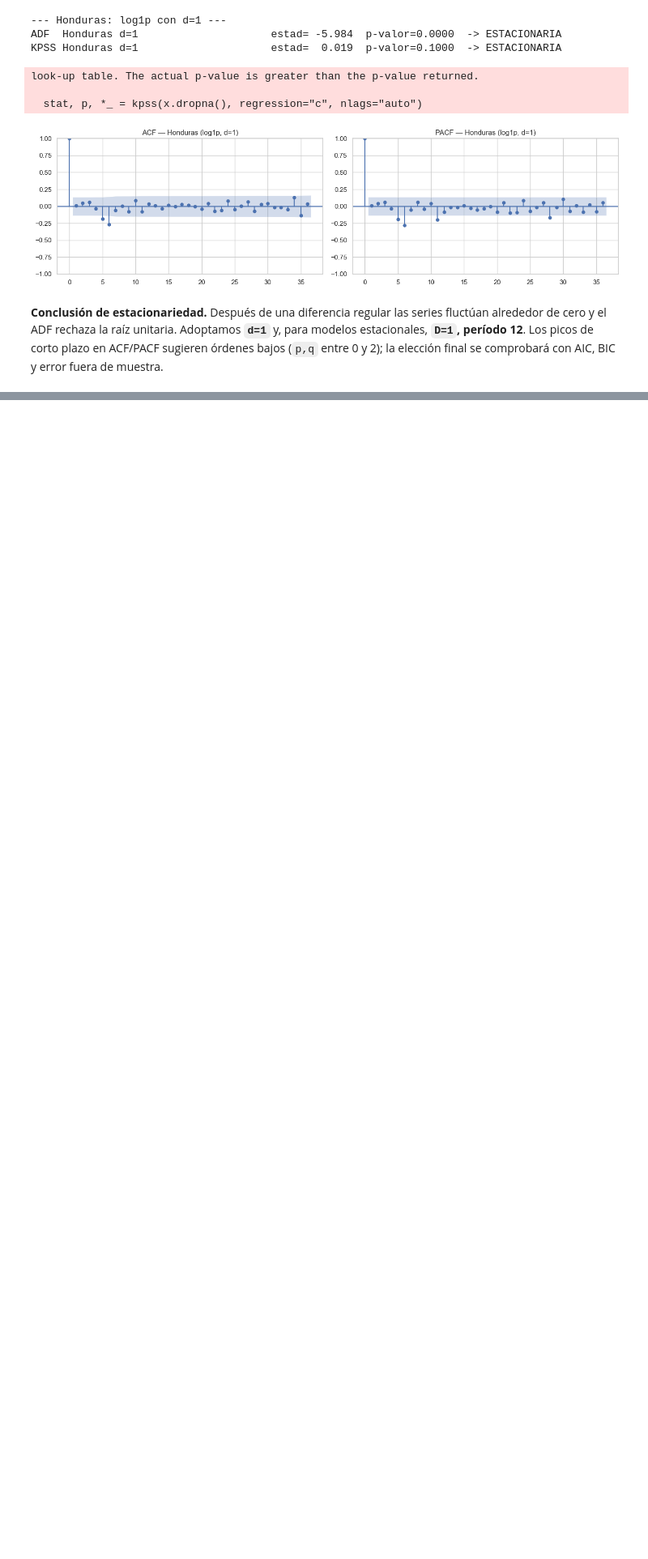
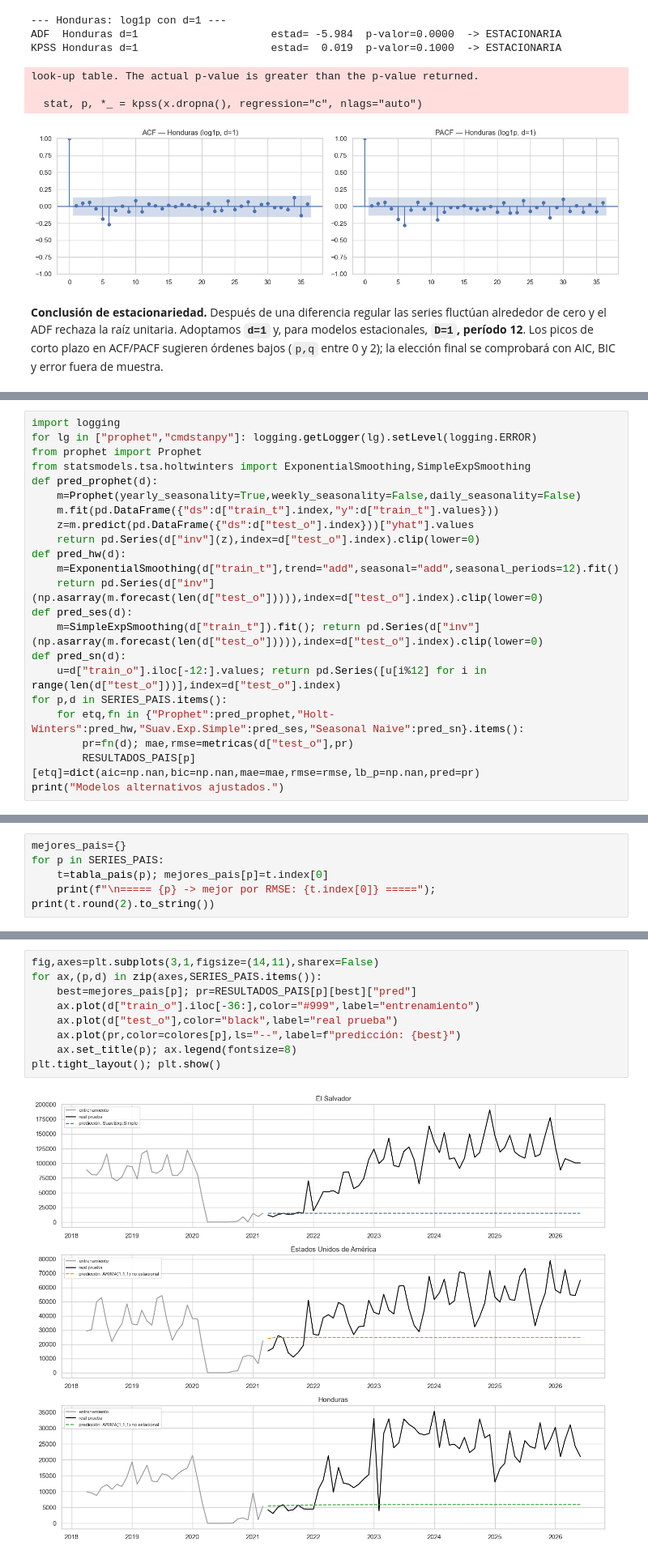
Before and after one commit to nicoCT04/Lab1DataScience, a Jupyter notebook: Lab1_Series_Paises.ipynb, the cells around one changed output, grey strips where cells are left out. Shown at 81% size. Saved outputs shown, nothing was run; the diff lists cells and outputs as text; blank space fills up the shorter version.

Commit message:
agrega modelos y predicciones para paises

```diff
--- a/Lab1_Series_Paises.ipynb
+++ b/Lab1_Series_Paises.ipynb
@@ -291,0 +384,22 @@ look-up table. The actual p-value is greater than the p-value returned.
+# %%
+import logging
+for lg in ["prophet","cmdstanpy"]: logging.getLogger(lg).setLevel(logging.ERROR)
+from prophet import Prophet
+from statsmodels.tsa.holtwinters import ExponentialSmoothing,SimpleExpSmoothing
+def pred_prophet(d):
+    m=Prophet(yearly_seasonality=True,weekly_seasonality=False,daily_seasonality=False)
+    m.fit(pd.DataFrame({"ds":d["train_t"].index,"y":d["train_t"].values}))
+    z=m.predict(pd.DataFrame({"ds":d["test_o"].index}))["yhat"].values
+    return pd.Series(d["inv"](z),index=d["test_o"].index).clip(lower=0)
+def pred_hw(d):
+    m=ExponentialSmoothing(d["train_t"],trend="add",seasonal="add",seasonal_periods=12).fit()
+    return pd.Series(d["inv"](np.asarray(m.forecast(len(d["test_o"])))),index=d["test_o"].index).clip(lower=0)
+def pred_ses(d):
+    m=SimpleExpSmoothing(d["train_t"]).fit(); return pd.Series(d["inv"](np.asarray(m.forecast(len(d["test_o"])))),index=d["test_o"].index).clip(lower=0)
+def pred_sn(d):
+    u=d["train_o"].iloc[-12:].values; return pd.Series([u[i%12] for i in range(len(d["test_o"]))],index=d["test_o"].index)
+for p,d in SERIES_PAIS.items():
+    for etq,fn in {"Prophet":pred_prophet,"Holt-Winters":pred_hw,"Suav.Exp.Simple":pred_ses,"Seasonal Naive":pred_sn}.items():
+        pr=fn(d); mae,rmse=metricas(d["test_o"],pr)
+        RESULTADOS_PAIS[p][etq]=dict(aic=np.nan,bic=np.nan,mae=mae,rmse=rmse,lb_p=np.nan,pred=pr)
+print("Modelos alternativos ajustados.")
@@ -291,0 +419,5 @@ look-up table. The actual p-value is greater than the p-value returned.
+# %%
+mejores_pais={}
+for p in SERIES_PAIS:
+    t=tabla_pais(p); mejores_pais[p]=t.index[0]
+    print(f"\n===== {p} -> mejor por RMSE: {t.index[0]} ====="); print(t.round(2).to_string())
@@ -291,0 +442,11 @@ look-up table. The actual p-value is greater than the p-value returned.
+# %%
+fig,axes=plt.subplots(3,1,figsize=(14,11),sharex=False)
+for ax,(p,d) in zip(axes,SERIES_PAIS.items()):
+    best=mejores_pais[p]; pr=RESULTADOS_PAIS[p][best]["pred"]
+    ax.plot(d["train_o"].iloc[-36:],color="#999",label="entrenamiento")
+    ax.plot(d["test_o"],color="black",label="real prueba")
+    ax.plot(pr,color=colores[p],ls="--",label=f"predicción: {best}")
+    ax.set_title(p); ax.legend(fontsize=8)
+plt.tight_layout(); plt.show()
+# %% [output]
+[figure, added]
```
Also changed, not shown: parts of 12 cells of this notebook.
